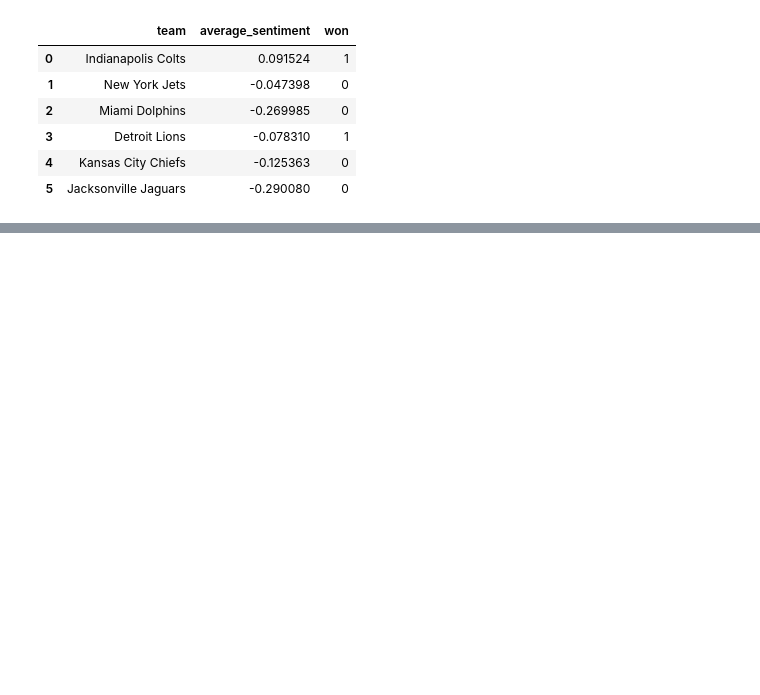
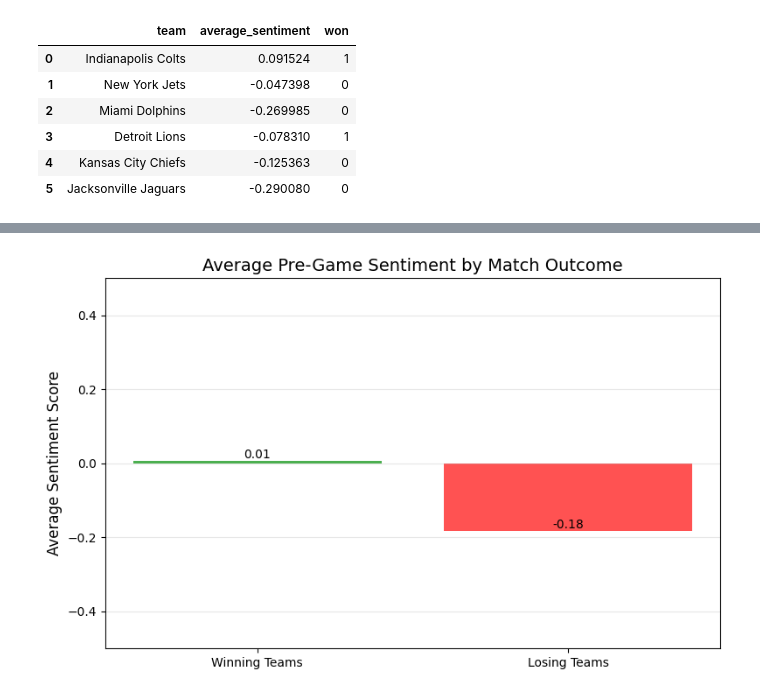
Before and after one commit to JuliaPPfeiffer/DS4002-Project1, a Jupyter notebook: SCRIPTS/data_analysis.ipynb, the cells around one changed output, grey strips where cells are left out. Drawn from its saved outputs; the diff is of its cells as text; code cells hidden in the pictures; blank space fills up the shorter version.

```diff
--- a/SCRIPTS/data_analysis.ipynb
+++ b/SCRIPTS/data_analysis.ipynb
@@ -302,0 +325,26 @@ average_sentiment    22.6638     22.411      1.011      0.312     -21.260      6
+# %%
+# Calculate averages
+won_mean = agg_df[agg_df['won'] == 1]['average_sentiment'].mean()
+lost_mean = agg_df[agg_df['won'] == 0]['average_sentiment'].mean()
+
+# Create comparison plot
+plt.figure(figsize=(8, 5))
+bars = plt.bar(['Winning Teams', 'Losing Teams'], [won_mean, lost_mean],
+               color=['#4CAF50', '#FF5252'])
+
+# Add annotations and styling
+plt.ylabel('Average Sentiment Score', fontsize=12)
+plt.title('Average Pre-Game Sentiment by Match Outcome', fontsize=14)
+plt.ylim(-0.5, 0.5)
+plt.grid(axis='y', alpha=0.3)
+
+for bar in bars:
+    height = bar.get_height()
+    plt.text(bar.get_x() + bar.get_width()/2, height,
+             f'{height:.2f}',
+             ha='center', va='bottom')
+
+plt.tight_layout()
+plt.show()
+# %% [output]
+[figure, added]
```
Also changed, not shown: parts of 11 cells of this notebook, 1 other file.
